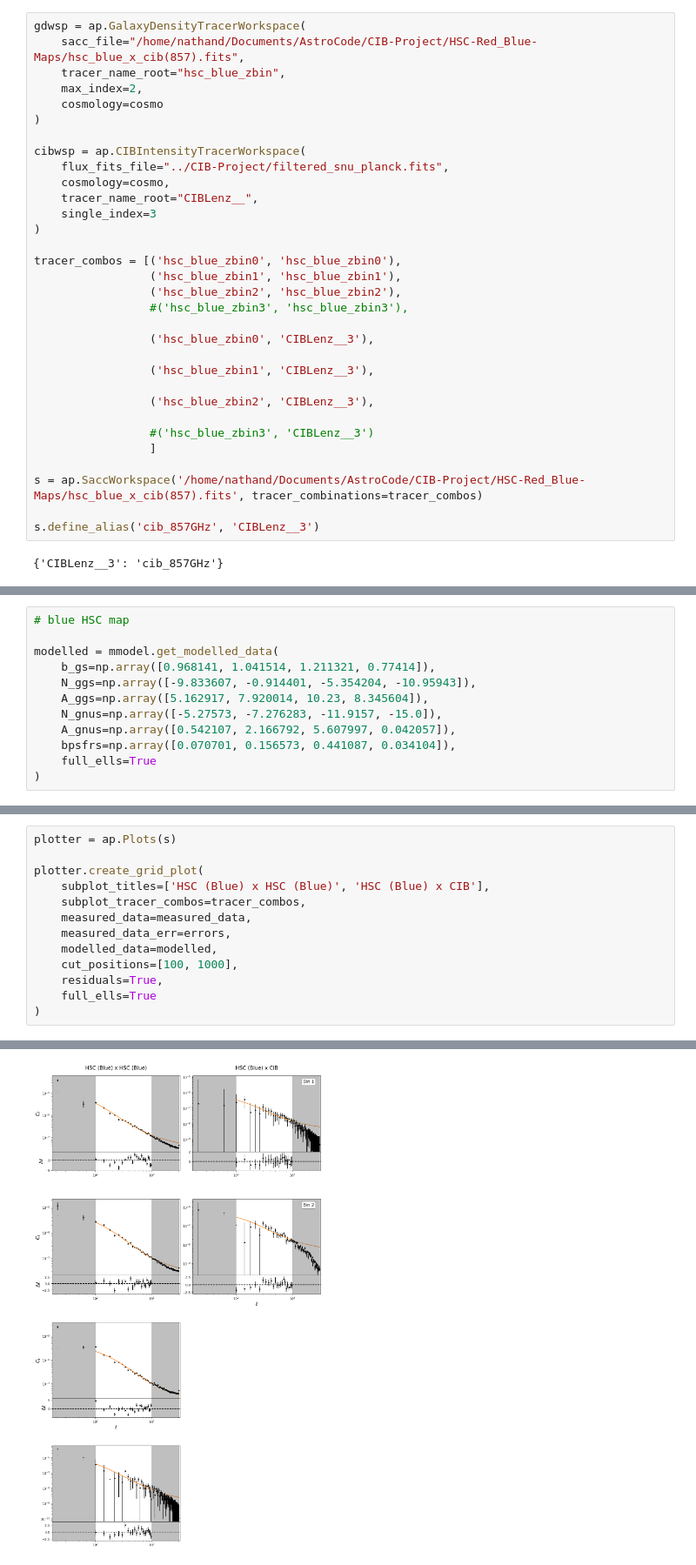
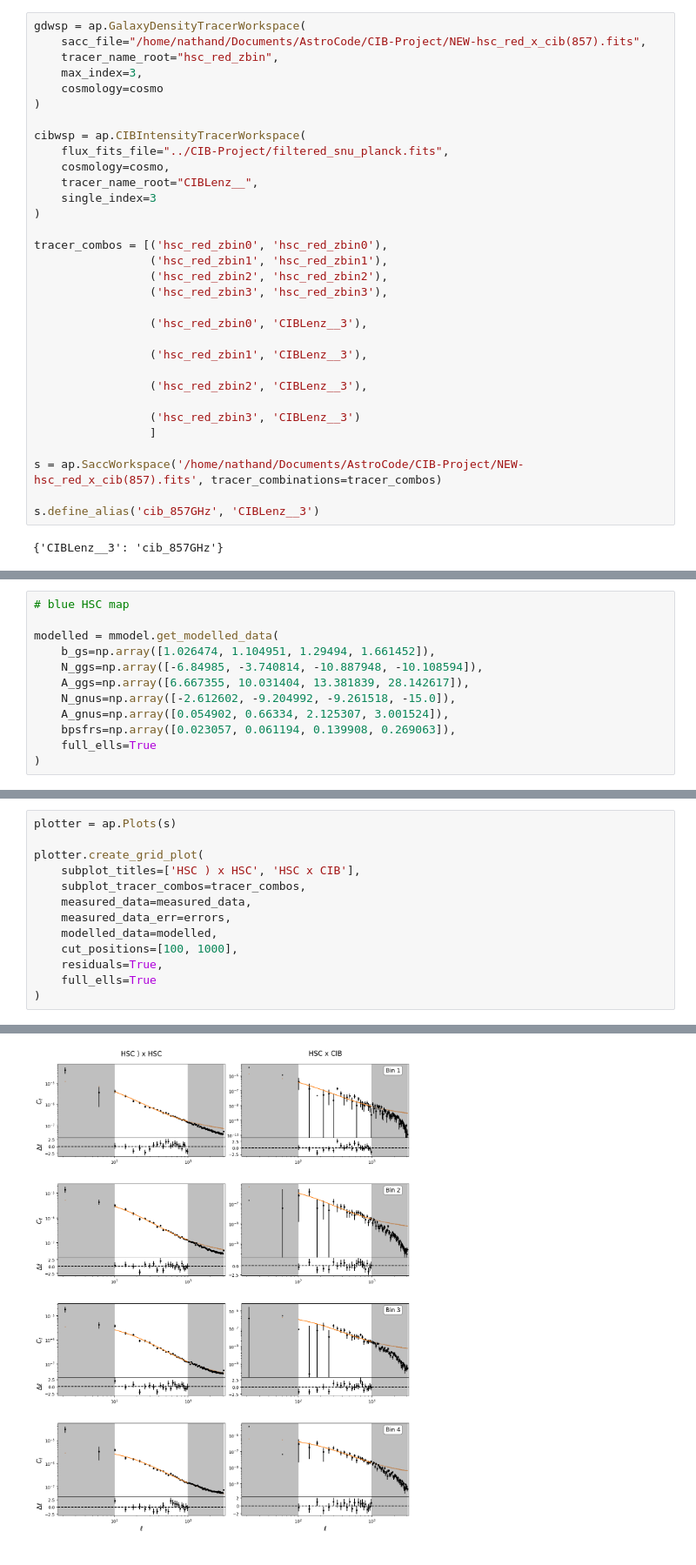
Before and after one commit to NattyDuzza/APEX, a Jupyter notebook: Plotting-Example.ipynb, the cells around one changed output, grey strips where cells are left out. Shown at 87% size. Drawn from its saved outputs; the diff is of its cells as text.

```diff
--- a/Plotting-Example.ipynb
+++ b/Plotting-Example.ipynb
@@ -13,9 +13,9 @@ cosmo = ccl.Cosmology(
     matter_power_spectrum="halofit")
 # %%
 gdwsp = ap.GalaxyDensityTracerWorkspace(
-    sacc_file="/home/nathand/Documents/AstroCode/CIB-Project/HSC-Red_Blue-Maps/hsc_blue_x_cib(857).fits",
-    tracer_name_root="hsc_blue_zbin",
-    max_index=2,
+    sacc_file="/home/nathand/Documents/AstroCode/CIB-Project/NEW-hsc_red_x_cib(857).fits",
+    tracer_name_root="hsc_red_zbin",
+    max_index=3,
     cosmology=cosmo
 )
 
@@ -26,21 +26,21 @@ cibwsp = ap.CIBIntensityTracerWorkspace(
     single_index=3
 )
 
-tracer_combos = [('hsc_blue_zbin0', 'hsc_blue_zbin0'),
-                 ('hsc_blue_zbin1', 'hsc_blue_zbin1'),
-                 ('hsc_blue_zbin2', 'hsc_blue_zbin2'),
-                 #('hsc_blue_zbin3', 'hsc_blue_zbin3'),
+tracer_combos = [('hsc_red_zbin0', 'hsc_red_zbin0'),
+                 ('hsc_red_zbin1', 'hsc_red_zbin1'),
+                 ('hsc_red_zbin2', 'hsc_red_zbin2'),
+                 ('hsc_red_zbin3', 'hsc_red_zbin3'),
 
-                 ('hsc_blue_zbin0', 'CIBLenz__3'),
+                 ('hsc_red_zbin0', 'CIBLenz__3'),
 
-                 ('hsc_blue_zbin1', 'CIBLenz__3'),
+                 ('hsc_red_zbin1', 'CIBLenz__3'),
 
-                 ('hsc_blue_zbin2', 'CIBLenz__3'),
+                 ('hsc_red_zbin2', 'CIBLenz__3'),
 
-                 #('hsc_blue_zbin3', 'CIBLenz__3')
+                 ('hsc_red_zbin3', 'CIBLenz__3')
                  ]
 
-s = ap.SaccWorkspace('/home/nathand/Documents/AstroCode/CIB-Project/HSC-Red_Blue-Maps/hsc_blue_x_cib(857).fits', tracer_combinations=tracer_combos)
+s = ap.SaccWorkspace('/home/nathand/Documents/AstroCode/CIB-Project/NEW-hsc_red_x_cib(857).fits', tracer_combinations=tracer_combos)
 
 s.define_alias('cib_857GHz', 'CIBLenz__3')
 # %% [output]
@@ -192,12 +171,12 @@ Using full ells for tracer combination hsc_blue_zbin2 and cib_857GHz
 # blue HSC map
 
 modelled = mmodel.get_modelled_data(
-    b_gs=np.array([0.968141, 1.041514, 1.211321, 0.77414]),
-    N_ggs=np.array([-9.833607, -0.914401, -5.354204, -10.95943]),
-    A_ggs=np.array([5.162917, 7.920014, 10.23, 8.345604]),
-    N_gnus=np.array([-5.27573, -7.276283, -11.9157, -15.0]),
-    A_gnus=np.array([0.542107, 2.166792, 5.607997, 0.042057]),
-    bpsfrs=np.array([0.070701, 0.156573, 0.441087, 0.034104]),
+    b_gs=np.array([1.026474, 1.104951, 1.29494, 1.661452]),
+    N_ggs=np.array([-6.84985, -3.740814, -10.887948, -10.108594]),
+    A_ggs=np.array([6.667355, 10.031404, 13.381839, 28.142617]),
+    N_gnus=np.array([-2.612602, -9.204992, -9.261518, -15.0]),
+    A_gnus=np.array([0.054902, 0.66334, 2.125307, 3.001524]),
+    bpsfrs=np.array([0.023057, 0.061194, 0.139908, 0.269063]),
     full_ells=True
 )
 # %% [output]
@@ -236,7 +217,7 @@ Getting C_ell for tracer combination hsc_blue_zbin2 and cib_857GHz
 plotter = ap.Plots(s)
 
 plotter.create_grid_plot(
-    subplot_titles=['HSC (Blue) x HSC (Blue)', 'HSC (Blue) x CIB'],
+    subplot_titles=['HSC ) x HSC', 'HSC x CIB'],
     subplot_tracer_combos=tracer_combos,
     measured_data=measured_data,
     measured_data_err=errors,
@@ -253 +236 @@ plotter.create_grid_plot(
-[figure, old version]
+[figure, new version]
```
Also changed, not shown: parts of 6 cells of this notebook, 2 other files.
